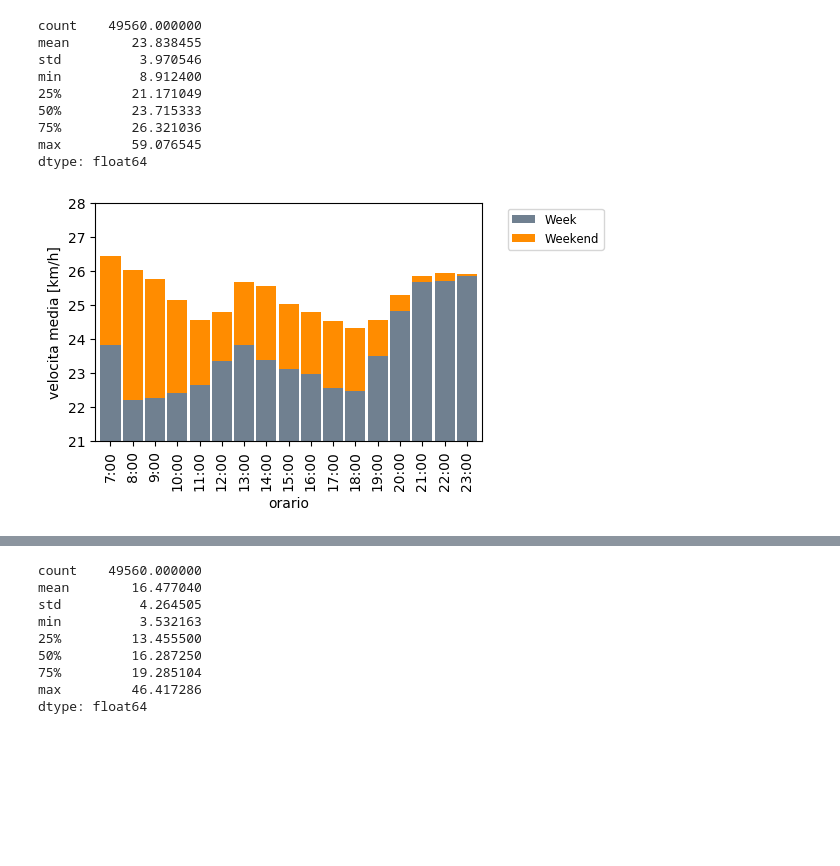
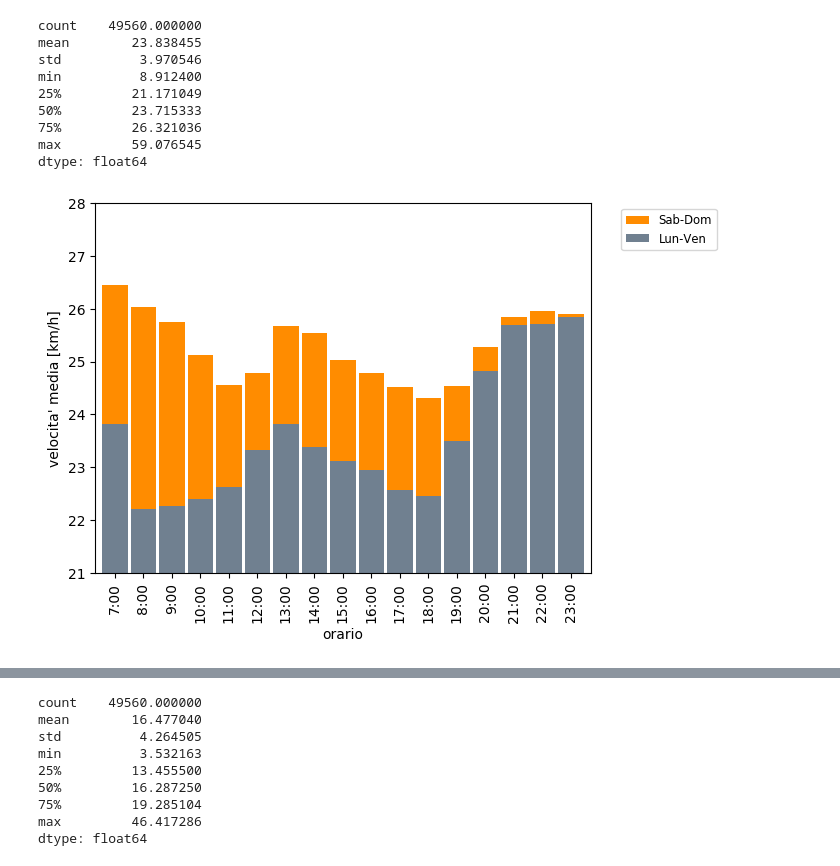
Before and after one commit to mmastrapasqua7/kowalskianalysis, a Jupyter notebook: jupyter/02.0_VariazioneVelocitaMediaMezziInFunzioneDellOrario.ipynb, the cells around one changed output, grey strips where cells are left out. Cells and saved outputs as stored; diff of their text form; code cells hidden in the pictures; blank space fills up the shorter version.

```diff
--- a/jupyter/02.0_VariazioneVelocitaMediaMezziInFunzioneDellOrario.ipynb
+++ b/jupyter/02.0_VariazioneVelocitaMediaMezziInFunzioneDellOrario.ipynb
@@ -6,7 +6,6 @@ import matplotlib.pyplot as plt
 
 from scipy.constants import golden
 plt.style.use('default')
-plt.rc('figure', figsize=((5.0, 5.0 / golden)))
 
 # VARIABILI
 csvfile = 'csv/alldata.csv'
@@ -142,36 +141,36 @@ dtype: float64
 # %%
 distance_param = 'CDistance'
 lst = [
     vmedia_week_list(tragitti[w], 'Car')[0],
     vmedia_week_list(tragitti[we], 'Car')[0]]
 
 def list_minus(l1, l2):
     r = []
     for i in range(0, len(l1)):
         r.append(l1[i] - l2[i])
     return r
 
 a = list_minus(lst[1], lst[0])
 b = lst[0]
 
 lst = [b, a]
 
 array = np.array(lst).T
 
 x = pd.DataFrame(array, index=myindex, columns=['Week', 'Weekend'])
 
 x.plot.bar(stacked=True, width=0.9, align='center', color=['slategray', 'darkorange'])
 
 plt.xlabel('orario')
-plt.ylabel('velocita media [km/h]')
-plt.legend(bbox_to_anchor=(1.05, 1), loc='upper left', fontsize='small')
+plt.ylabel('velocita\' media [km/h]')
+plt.legend(reversed(plt.legend().legendHandles), reversed(['Lun-Ven', 'Sab-Dom']), bbox_to_anchor=(1.05, 1), loc='upper left', fontsize='small')
 
 plt.yticks(range(0, 31, 1))
 plt.ylim((21, 28))
 
 plt.show()
 # %% [output]
-[figure, old version]
+[figure, new version]
 # %%
 lst = [
     vmedia_giorno(tragitti[(tragitti['Month'] == 5) & tragitti['Day'].between(4, 17)], 'Car'),
```
Also changed, not shown: parts of 8 cells of this notebook, 20 other files.
